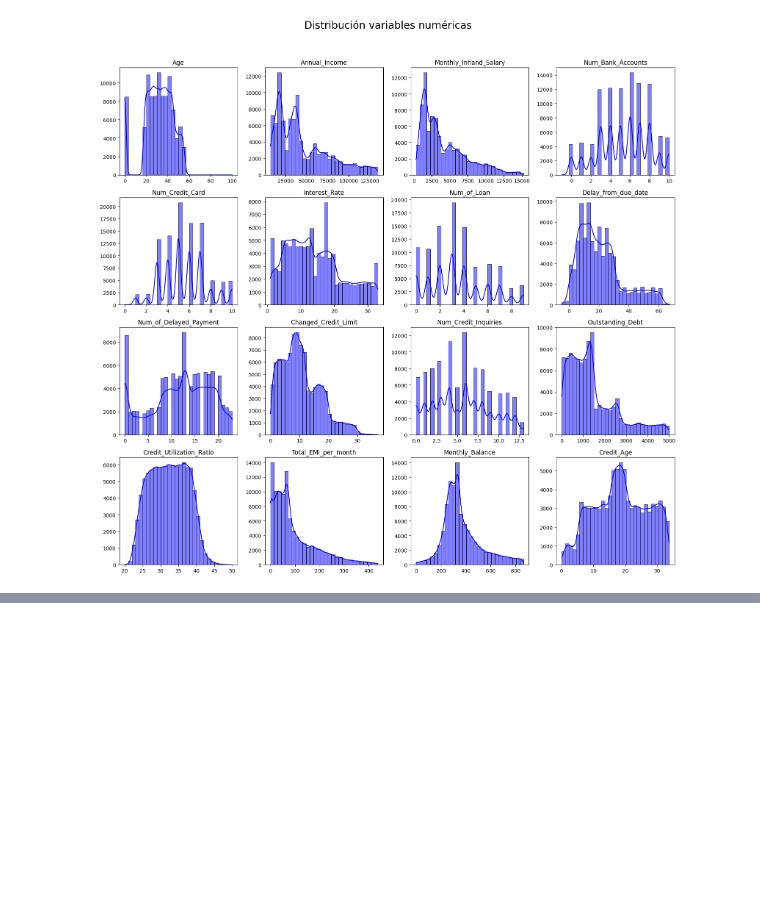
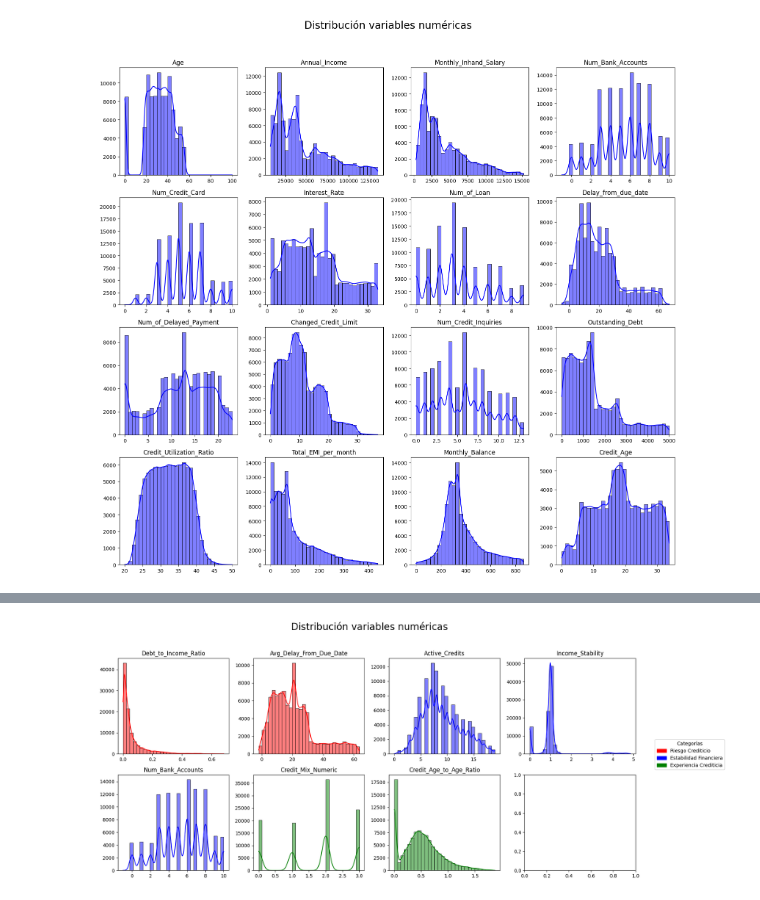
Before and after one commit to PauloVilla/Modelo_Credito_01, a Jupyter notebook: Modelo de credito.ipynb, the cells around one changed output, grey strips where cells are left out. Drawn from its saved outputs; the diff is of its cells as text; code cells hidden in the pictures; blank space fills up the shorter version.

```diff
--- a/Modelo de credito.ipynb
+++ b/Modelo de credito.ipynb
@@ -282,7 +306,8 @@ credit_mix_mapping = {
     'Bad': 1,
     'Standard': 2,
     'Good': 3,
-    np.nan: 4
+    # Vamos a castigar con 0s a los que tengan dato nulo de credit mix
+    np.nan: 0
 }
 
 # Reemplazar '_' con NaN antes de mapear
@@ -333,9 +353,6 @@ A continuación se crearán algunas variables compuestas de las mencionadas ante
 # %%
 # Calculamos el ratio de deuda a ingreso. Este ratio mide la proporción de la deuda total en comparación con el ingreso anual.
 data['Debt_to_Income_Ratio'] = data['Outstanding_Debt'] / data['Annual_Income']
-
-# Calculamos el ratio de utilización del crédito. Este ratio mide la proporción de deuda pendiente en comparación con el límite de crédito disponible.
-data['Credit_Utilization_Ratio'] = data['Outstanding_Debt'] / data['Changed_Credit_Limit']
 
 # Calculamos el promedio de retraso en los pagos.
 data['Avg_Delay_From_Due_Date'] = data.groupby('SSN')['Delay_from_due_date'].transform('mean')
@@ -346,5 +363,6 @@ data['Active_Credits'] = data['Num_of_Loan'] + data['Num_Credit_Card']
 # Calculamos la estabilidad del ingreso. Este índice mide la proporción del salario mensual en comparación con el ingreso anual.
 data['Income_Stability'] = data['Monthly_Inhand_Salary'] / (data['Annual_Income'] / 12)
 
-# Calculamos el ratio de ingresos a créditos. Este ratio mide la proporción del ingreso anual en comparación con el número de cuentas bancarias.
-data['Income_to_Credit_Ratio'] = data['Annual_Income'] / data['Num_Bank_Accounts']
+# Calculamos el ratio de la edad del cliente y el tiempo teniendo crédito. Validamos divisiones entre 0
+data['Credit_Age_to_Age_Ratio'] = np.where(
+                data['Age'] == 0, 0, data['Credit_Age'] / data['Age'])
@@ -366,0 +369,7 @@ data[["Outstanding_Debt", "Annual_Income", "Changed_Credit_Limit", "Delay_from_d
+# %%
+# Seleccionamos las variables que utilizaremos para el modelado
+model = data[["ID", "Debt_to_Income_Ratio", "Avg_Delay_From_Due_Date", "Active_Credits", "Income_Stability",
+              "Num_Bank_Accounts", "Credit_Mix_Numeric", "Credit_Age_to_Age_Ratio"]]
+# Rellenamos con 0s datos nulos
+model.fillna(0, inplace=True)
+model.describe(percentiles=[0.25, 0.5, 0.75, 0.80, 0.85, 0.90, 0.95]).T
@@ -366,0 +409,44 @@ data[["Outstanding_Debt", "Annual_Income", "Changed_Credit_Limit", "Delay_from_d
+# %%
+model_cols = [i for i in model.columns if i != "ID"]
+# Vemos las nuevas distribuciones
+fig, axes = plt.subplots(2, 4, figsize=(16, 8))
+fig.suptitle('Distribución variables numéricas', fontsize=20)
+
+# Les asignamos un color dependiendo de la categoría
+color_subplots = {
+    'Debt_to_Income_Ratio': 'red',
+    'Credit_Utilization_Ratio': 'red',
+    'Avg_Delay_From_Due_Date': 'red',
+    'Income_Stability': 'blue',
+    'Active_Credits': 'blue',
+    'Num_Bank_Accounts': 'blue',
+    'Credit_Mix_Numeric': 'green',
+    'Credit_Age_to_Age_Ratio': 'green'
+}
+
+
+# Graficamos cada columna por medio de un ciclo
+for i, column in enumerate(model_cols):
+    row = i // 4
+    col = i % 4
+    sns.histplot(model[column], bins=30, kde=True, color=color_subplots[column], ax=axes[row, col])
+    axes[row, col].set_title(column)
+    # Dejamos en blanco los labels de los subplots para apreciar mejor las gráficas
+    axes[row, col].set_xlabel('')
+    axes[row, col].set_ylabel('')
+
+# Añadimos la leyenda
+handles = [patches.Patch(color=color, label=label) for label, color in {
+    'Riesgo Crediticio': 'red',
+    'Estabilidad Financiera': 'blue',
+    'Experiencia Crediticia': 'green'
+}.items()]
+
+# Agregamos la leyenda a la figura
+fig.legend(handles=handles, loc='center right', bbox_to_anchor=(1.15, 0.5), title='Categorías')
+
+# Ajustamos el layout
+plt.tight_layout(rect=[0, 0.03, 1, 0.95])
+plt.show()
+# %% [output]
+[figure, added]
```
Also changed, not shown: parts of 18 cells of this notebook.
